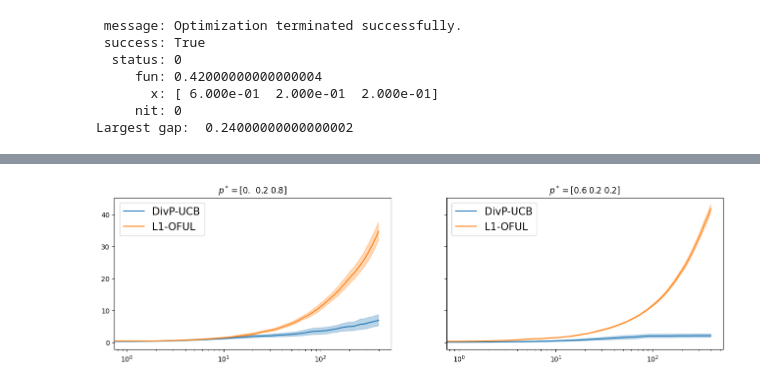
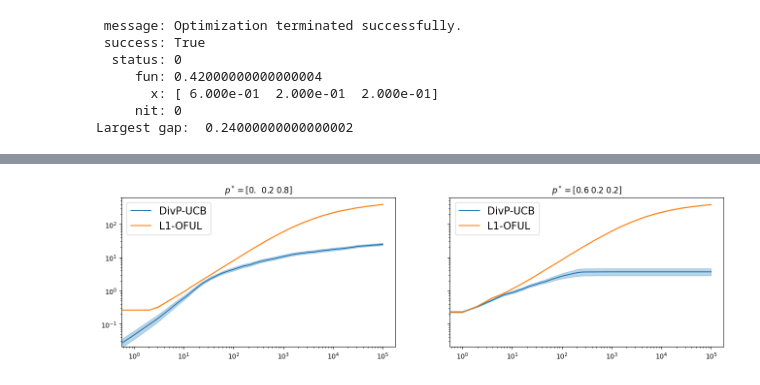
Before and after one commit to H2DI/diversity_preserving_band_sim, a Jupyter notebook: Diversity_preserving_bandits.ipynb, the cells around one changed output, grey strips where cells are left out. Saved outputs shown, nothing was run; the diff lists cells and outputs as text; code cells hidden in the pictures.

```diff
--- a/Diversity_preserving_bandits.ipynb
+++ b/Diversity_preserving_bandits.ipynb
@@ -24,15 +18,14 @@ def plot_and_save(
     skip_algs=[],
     log_scale=True,
     show_vars=True,
-    clean=False,
     **kwargs,
 ):
     colors = plt.get_cmap("tab10").colors
     T = data_dict["T"]
-    if "t_slice" in kwargs:
-        t_slice = kwargs["t_slice"]
+    if "tslice" in kwargs:
+        tslice = kwargs["tslice"]
     else:
-        t_slice = range(T)
+        tslice = range(T)
     nplots = len(data_dict["band_list"])
     fig, axes = plt.subplots(nrows=1, ncols=nplots, figsize=(16, 4), sharey="all")
     for i, band in enumerate(data_dict["band_list"]):
@@ -47,16 +40,17 @@ def plot_and_save(
                     var_reg = np.array(var_reg) / np.square(data_dict["scales"][i])
             if log_scale:
                 ax.set_xscale("log")  # , nonposx='clip')
+                ax.set_yscale("log")  # , nonposx='clip')
             ax.set_title(r'$p^*=$' + str(band.p_star))
             ax.plot(
-                t_slice, mean_reg[t_slice], label=alg.label, color=colors[j],
+                tslice, mean_reg[tslice], label=alg.label, color=colors[j],
             )
             if show_vars:
-                sig = np.sqrt(var_reg[t_slice] / data_dict["N_tests"][i])
+                sig = np.sqrt(var_reg[tslice] / data_dict["N_tests"][i])
                 ax.fill_between(
-                    t_slice,
-                    mean_reg[t_slice] + 2 * sig,
-                    mean_reg[t_slice] - 2 * sig,
+                    tslice,
+                    mean_reg[tslice] + 2 * sig,
+                    mean_reg[tslice] - 2 * sig,
                     alpha=0.3,
                     color=colors[j],
                 )
@@ -71,4 +65,11 @@ def plot_and_save(
         plt.savefig(path, format="pdf")
 # %% [markdown]
 # Transition from logarithmic to bounded regret
+# %%
+K = 3
+
+alpha = np.array([0.1, 0, -0.1])
+mus_base =  np.array([ 1/2, 1/3, 1/2])
+mus_list = [mus_base - alpha, mus_base + alpha]
+noise = "gaussian"
 # %%
@@ -99,15 +90,26 @@ band_list = [bands.DivPBand(K, mus, C, noise=noise) for mus in mus_list]
        x: [ 6.000e-01  2.000e-01  2.000e-01]
      nit: 0
 Largest gap:  0.24000000000000002
+# %%
+l = 0.2
+ls = [0]+[l for _ in range(K-1)]
+constraints_list = [(ls[i], 1, np.array([1*(j==i) for j in range(K)])) for i in range(K)]
+p1 = np.array([0, 0.2, 0.8])
+p2 = np.array([0.6, 0.2, 0.2])
+p3 = np.array([0, 0.8, 0.2])
+Plist = [p1, p2, p3]
+
+
+band_list = [bands.DivPBandFinite(K, mus, Plist, noise=noise) for mus in mus_list]
 # %%
-T = 400
+T = 100000
 
 alg_list = [
-            algs.DivPUCB(K, C, label='DivP-UCB', sig=1/4, noise="gaussian"),
-            algs.L1OFUL(K, C, label="L1-OFUL", delta=1 / T),
+            algs.DivPUCBFinite(K, Plist, label='DivP-UCB', sig=1/4, noise="gaussian"),
+            algs.L1OFULFinite(K, Plist, label="L1-OFUL", delta=1 / T),
            ]
 
-N_tests = [20 for _ in band_list]
+N_tests = [100 for _ in band_list]
 
 data_dict={
         'name':'Transition from logarithmic to bounded regret',
@@ -126,6 +128,5 @@ plot_and_save(data_dict,
                 save_figure=False,
                 log_scale=True,
                 show_vars=True,
-                clean=True
                 )
 # %% [output]
@@ -136 +137 @@ L1-OFUL took 24.57s total, i.e., 1.23s per run
-[figure, old version]
+[figure, new version]
```
Also changed, not shown: parts of 5 cells of this notebook, 2 other files.
